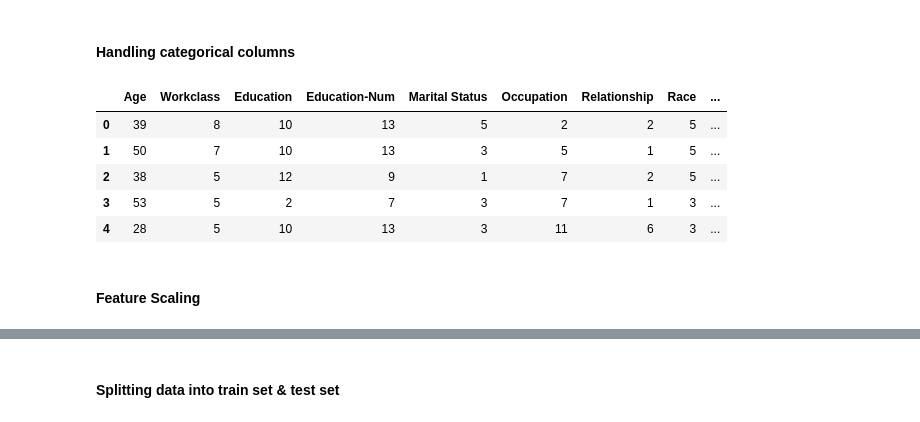
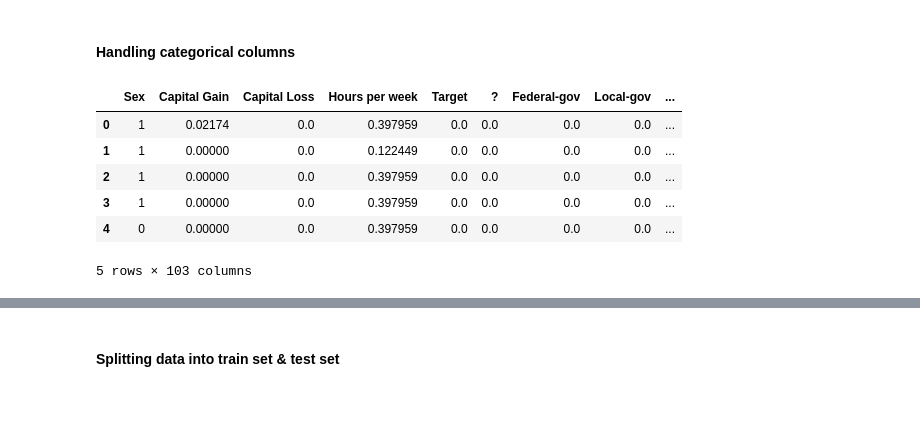
Before and after one commit to vaibhavyesalwad/Machine-Learning-from-scratch, a Jupyter notebook: Classification/K- Nearest Neighbour (KNN)/02_IncomeCategoryPrediction.ipynb, the cells around one changed output, grey strips where cells are left out. Saved outputs shown, nothing was run; the diff lists cells and outputs as text; code cells hidden in the pictures.

```diff
--- a/Classification/K- Nearest Neighbour (KNN)/02_IncomeCategoryPrediction.ipynb
+++ b/Classification/K- Nearest Neighbour (KNN)/02_IncomeCategoryPrediction.ipynb
@@ -207,5 +211,5 @@ personal_data.groupby('Country').mean()
 # %%
 # dropping column fnlwgt & Hours per week
-personal_data = personal_data.drop(['fnlwgt','Hours per week'], axis=1)
+personal_data = personal_data.drop(['fnlwgt','Age','Education-Num'], axis=1)
 personal_data.head()
 # %% [output]
@@ -229,0 +236,10 @@ personal_data.describe()
+# %%
+# scaling valures for columns age, capital gain & capital loss in range 0-1
+numerical_cols = [col for col in personal_data.columns if personal_data[col].dtype == 'int64']
+
+for col in numerical_cols:
+    minimum = personal_data[col].min()
+    maximum = personal_data[col].max()
+    personal_data[col] = (personal_data[col] -minimum)/(maximum - minimum)
+
+personal_data.head()
@@ -231,25 +265,40 @@ personal_data.describe()
 #### Handling categorical columns
 # %%
 # converted categorical data into number-wise category
-# i.e. numbers 1,2,3,...(No of categories)
+# if only 2 categories then 0 & 1  i.e.  (no / yes)
+# else new columns for categories
 
 # finding categorical columns
 categorical_col = [col for col in personal_data.columns if personal_data[col].dtype == 'O']
 
 for col in categorical_col:
     # sorting ccatories of the column
     categories = sorted(personal_data[col].unique())
-    code = 1
+    if len(categories) == 2:
+        code = 0
+        for category in categories:
+            personal_data.loc[personal_data[col] == category, col] = code
+            code += 1
+
+categorical_col = [col for col in personal_data.columns if personal_data[col].dtype == 'O']
+
+for col in categorical_col:
+    categories = sorted(personal_data[col].unique())
     for category in categories:
-        personal_data.loc[personal_data[col] == category, col] = code
-        code += 1
+        personal_data[category] = np.zeros(len(personal_data))
+
+for col in categorical_col:
+    categories = sorted(personal_data[col].unique())
+    for category in categories:
+        personal_data.loc[personal_data[col] == category, category] = 1
+
+personal_data.drop(categorical_col, axis=1, inplace=True)
 personal_data.head()
 # %% [output]
-|  | Age | Workclass | Education | Education-Num | Marital Status | Occupation | Relationship | Race | ... |
-| 0 | 39 | 8 | 10 | 13 | 5 | 2 | 2 | 5 | ... |
-| 1 | 50 | 7 | 10 | 13 | 3 | 5 | 1 | 5 | ... |
-| 2 | 38 | 5 | 12 | 9 | 1 | 7 | 2 | 5 | ... |
-| 3 | 53 | 5 | 2 | 7 | 3 | 7 | 1 | 3 | ... |
-| 4 | 28 | 5 | 10 | 13 | 3 | 11 | 6 | 3 | ... |
+|  | Sex | Capital Gain | Capital Loss | Hours per week | Target | ? | Federal-gov | Local-gov | ... |
+| 0 | 1 | 0.02174 | 0.0 | 0.397959 | 0.0 | 0.0 | 0.0 | 0.0 | ... |
+| 1 | 1 | 0.00000 | 0.0 | 0.122449 | 0.0 | 0.0 | 0.0 | 0.0 | ... |
+| 2 | 1 | 0.00000 | 0.0 | 0.397959 | 0.0 | 0.0 | 0.0 | 0.0 | ... |
+| 3 | 1 | 0.00000 | 0.0 | 0.397959 | 0.0 | 0.0 | 0.0 | 0.0 | ... |
+| 4 | 0 | 0.00000 | 0.0 | 0.397959 | 0.0 | 0.0 | 0.0 | 0.0 | ... |
+5 rows × 103 columns
-# %% [markdown]
-#### Feature Scaling
```
Also changed, not shown: parts of 23 cells of this notebook.
